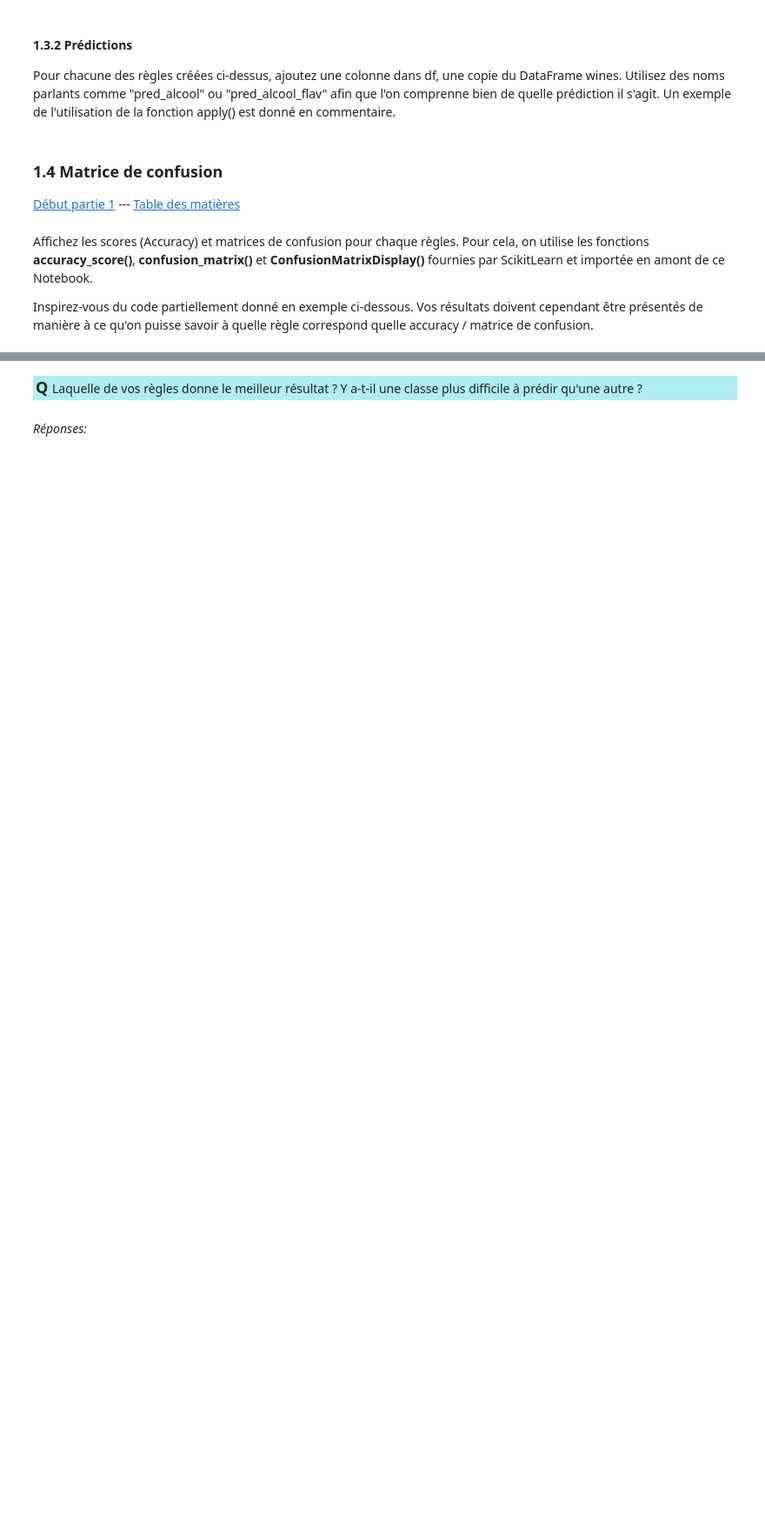
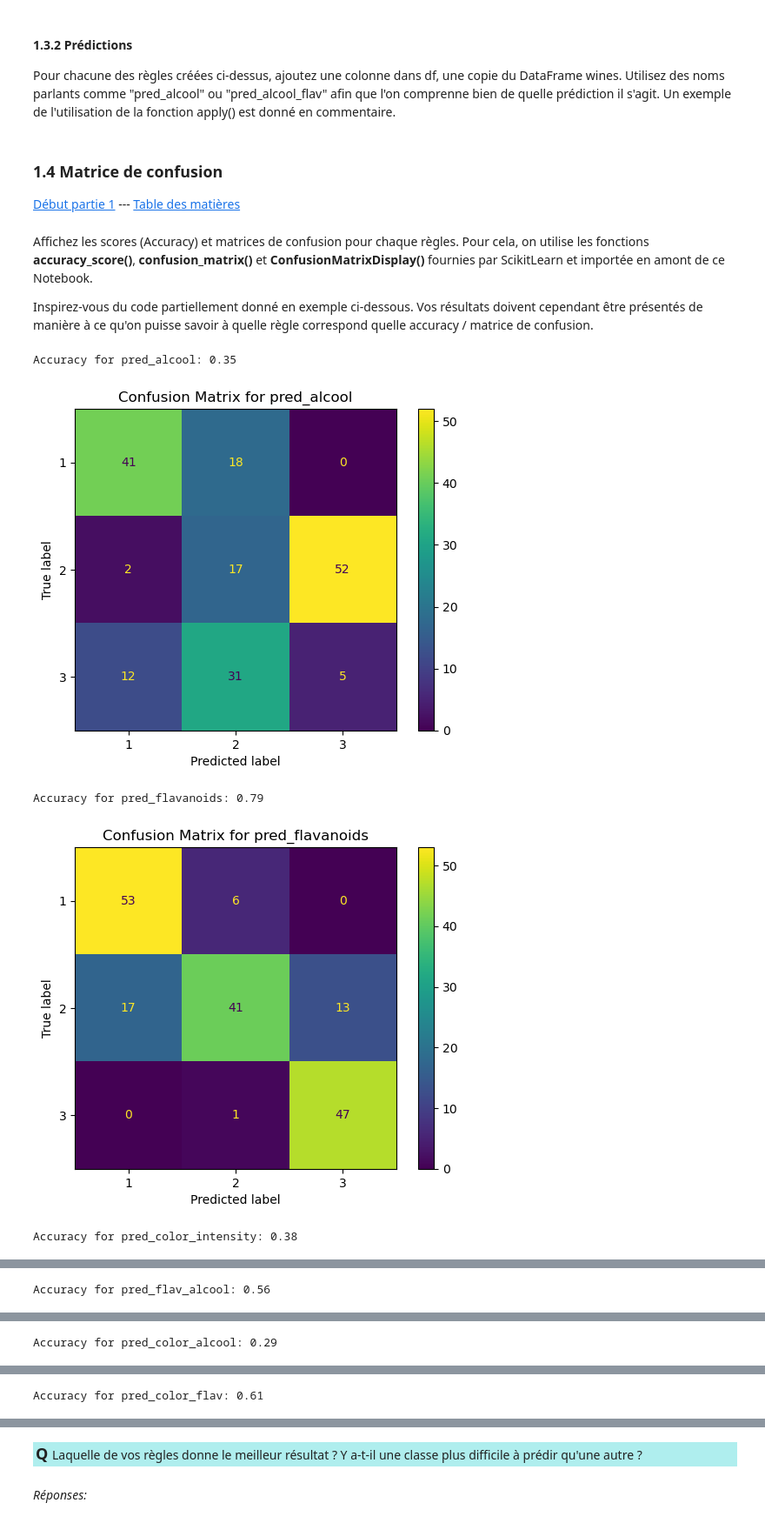
Before and after one commit to gabpereirach/isd_laboTP3, a Jupyter notebook: TP3_ISD_SA2024_Reymond_Pereira.ipynb, the cells around one changed output, grey strips where cells are left out. Shown: that part at 87% size. Cells and saved outputs as stored; diff of their text form; code cells hidden in the pictures; blank space fills up the shorter version.

```diff
--- a/TP3_ISD_SA2024_Reymond_Pereira.ipynb
+++ b/TP3_ISD_SA2024_Reymond_Pereira.ipynb
@@ -341,6 +434,13 @@ df = wines.copy()
 # Faites le pour chaque fonction créées ci-dessus.
 
 # Exemple: df["pred_NNN"] = df.apply(class_by_YYYYYY, axis=1)
+
+df["pred_alcool"] = df.apply(class_by_alcool, axis=1)
+df["pred_flavanoids"] = df.apply(class_by_flavanoids, axis=1)
+df["pred_color_intensity"] = df.apply(class_by_color_intensity, axis=1)
+df["pred_flav_alcool"] = df.apply(class_by_flav_alcool, axis=1)
+df["pred_color_alcool"] = df.apply(class_by_color_alcool, axis=1)
+df["pred_color_flav"] = df.apply(class_by_color_flav, axis=1)
 # %% [markdown]
 <a name="Part14"></a>
 ### 1.4 Matrice de confusion
@@ -353,17 +453,43 @@ Inspirez-vous du code partiellement donné en exemple ci-dessous. Vos résultats
 # %%
 # ------------------------------------------------------------------
 # Pour chaque modèle (6x), affichez le score (Accuracy) et la matrice de confusion (code ci-dessous)
 # ------------------------------------------------------------------
 
 # Vous pouvez écrire une boucle pour afficher le score et la matrice à la suite ou dans des cellules séparées.
 # Libre à vous de choisir la solution qui vous plait le plus !
 
 '''
 score = accuracy_score(...)
 print(f"Accuracy: {score}")
 
 cm = confusion_matrix(...)
 disp = ConfusionMatrixDisplay(...)
 disp.plot()
 plt.show()
 '''
+# List of prediction columns
+prediction_columns = [
+    "pred_alcool",
+    "pred_flavanoids",
+    "pred_color_intensity",
+    "pred_flav_alcool",
+    "pred_color_alcool",
+    "pred_color_flav"
+]
+
+# Calculate and display accuracy and confusion matrix for each prediction column
+for col in prediction_columns:
+    score = accuracy_score(df["Class"], df[col])
+    print(f"Accuracy for {col}: {score:.2f}")
+
+    cm = confusion_matrix(df["Class"], df[col])
+    disp = ConfusionMatrixDisplay(confusion_matrix=cm, display_labels=[1, 2, 3])
+    disp.plot()
+    plt.title(f"Confusion Matrix for {col}")
+    plt.show()
+# %% [output]
+Accuracy for pred_alcool: 0.35
+[figure, added]
+Accuracy for pred_flavanoids: 0.79
+[figure, added]
+Accuracy for pred_color_intensity: 0.38
@@ -369,0 +497 @@ plt.show()
+Accuracy for pred_flav_alcool: 0.56
@@ -369,0 +499 @@ plt.show()
+Accuracy for pred_color_alcool: 0.29
@@ -369,0 +501 @@ plt.show()
+Accuracy for pred_color_flav: 0.61
```
Also changed, not shown: parts of 14 cells of this notebook.
